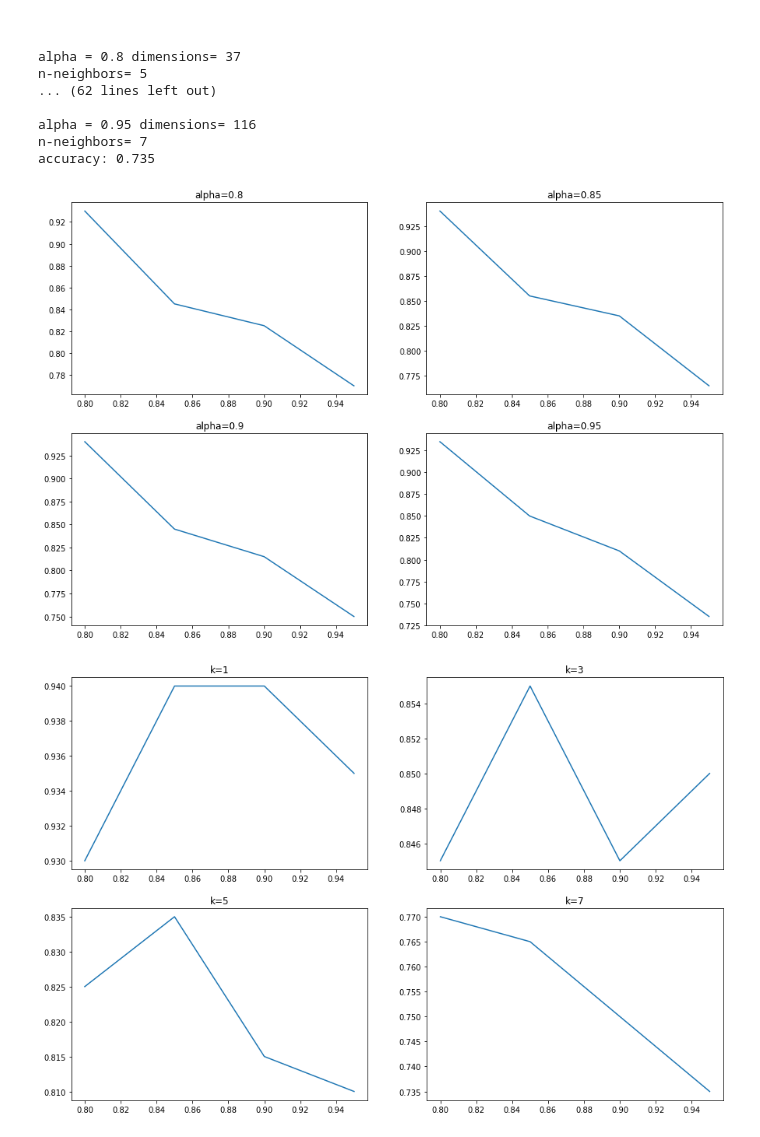
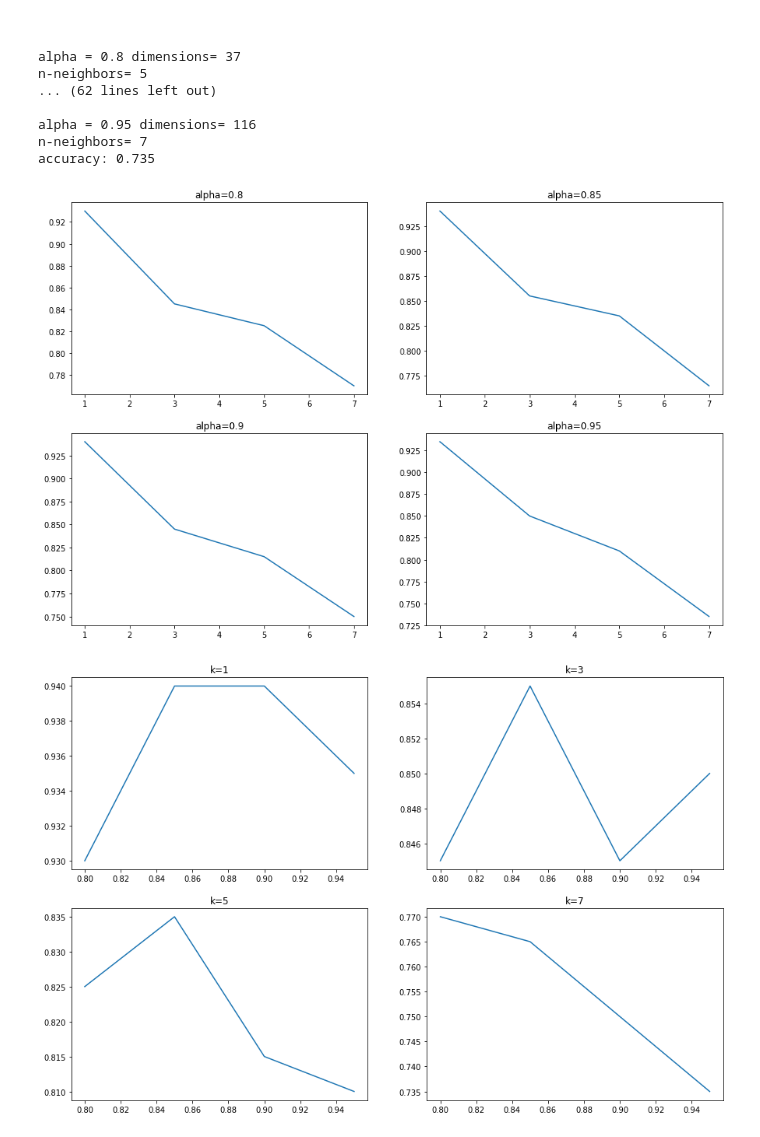
Before and after one commit to NourHamdyD/EigenFaces, a Jupyter notebook: PCA.ipynb, the cells around one changed output. Saved outputs shown, nothing was run; the diff lists cells and outputs as text; code cells hidden in the pictures.

Commit message:
fixed plot for alphas

```diff
--- a/PCA.ipynb
+++ b/PCA.ipynb
@@ -192,22 +192,23 @@ alpha = 0.95 dimensions= 116
 n-neighbors= 7
 accuracy: 0.735
 # %%
+k=np.array([1,3,5,7])
 figure, axis= plt.subplots(2,2, figsize=(15,10))
-axis[0, 0].plot(alpha, accuracies[0:4])
+axis[0, 0].plot(k, accuracies[0:4])
 axis[0, 0].set_title("alpha=0.8")
 
-axis[0, 1].plot(alpha, accuracies[4:8])
+axis[0, 1].plot(k, accuracies[4:8])
 axis[0, 1].set_title("alpha=0.85")
 
-axis[1, 0].plot(alpha, accuracies[8:12])
+axis[1, 0].plot(k, accuracies[8:12])
 axis[1, 0].set_title("alpha=0.9")
 
-axis[1, 1].plot(alpha, accuracies[12:16])
+axis[1, 1].plot(k, accuracies[12:16])
 axis[1, 1].set_title("alpha=0.95")
 
 plt.show()
 # %% [output]
-[figure, old version]
+[figure, new version]
 # %%
 
 figure, axis= plt.subplots(2,2, figsize=(15,10))
```
